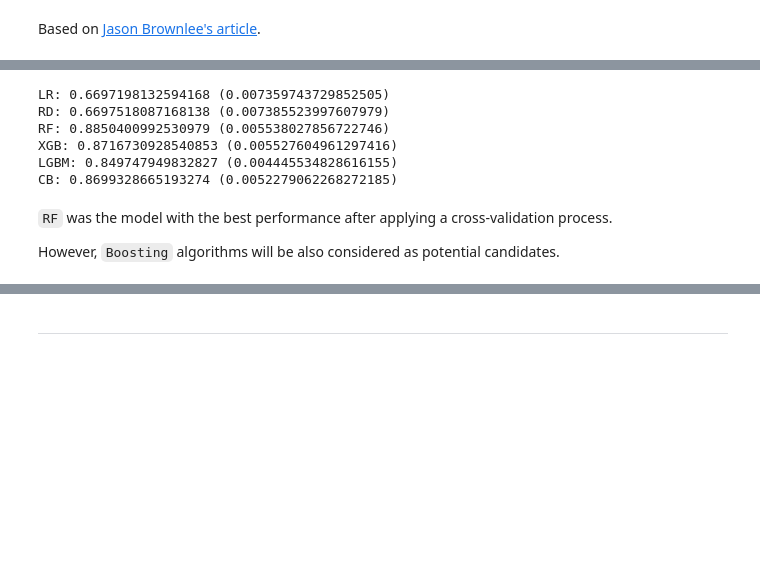
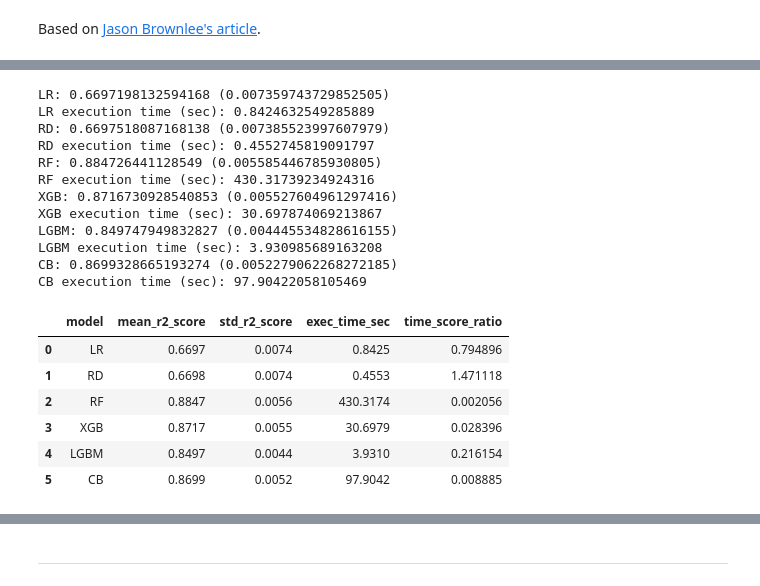
Before and after one commit to caresppen/UsedCarsAppraiser, a Jupyter notebook: notebooks/08_Prices_Regression_1.ipynb, the cells around one changed output, grey strips where cells are left out. Cells and saved outputs as stored; diff of their text form; code cells hidden in the pictures; blank space fills up the shorter version.

```diff
--- a/notebooks/08_Prices_Regression_1.ipynb
+++ b/notebooks/08_Prices_Regression_1.ipynb
@@ -245,7 +258,8 @@ Since the performance of the `SVR` ($R^2 = 0.1427$) was really poor, it will be
 # %%
+# Set seed to obtain the same random numbers
 seed = 42
 
-# listing models
+# Listing models
 models = []
 models.append(('LR', LinearRegression()))
 models.append(('RD', Ridge()))
@@ -254,30 +268,85 @@ models.append(('XGB', xgb.XGBRegressor()))
 models.append(('LGBM', LGBMRegressor()))
 models.append(('CB', CatBoostRegressor(verbose=False)))
 
-# evaluate each model
+# Evaluate each model
+names = []
 results = []
-names = []
+means = []
+stds = []
+times = []
 scoring = 'r2'
 
-for name, model in models:
+# Defining the algorithm function
+def run_cv_algorithm(name, model):
+    '''
+    Function that runs the cross-validation (CV) for the named algorithm
+    - name: Designation of the algorithm.
+    - model: Algorithm to be applied.
+    '''
     kfold = model_selection.KFold(n_splits=10, random_state=seed, shuffle=True)
     cv_results = model_selection.cross_val_score(estimator=model,
                                                  X=features,
                                                  y=target,
                                                  cv=kfold,
                                                  scoring=scoring)
+    # appending values to lists
+    names.append(name)
     results.append(cv_results)
-    names.append(name)
+    means.append(cv_results.mean())
+    stds.append(cv_results.std())
+
     msg = "{}: {} ({})".format(name, cv_results.mean(), cv_results.std())
     print(msg)
+
+# Executing the function for every model in the list: models
+for name, model in models:
+    # set start time
+    start_time = time()
+
+    # running algorithm
+    run_cv_algorithm(name, model)
+
+    # set end time: execution time
+    exec_time = time() - start_time
+
+    # Appending to the main list
+    times.append(exec_time)
+
+    print("{} execution time (sec): {}".format(name, exec_time))
 # %% [output]
 LR: 0.6697198132594168 (0.007359743729852505)
+LR execution time (sec): 0.8424632549285889
 RD: 0.6697518087168138 (0.007385523997607979)
-RF: 0.8850400992530979 (0.005538027856722746)
+RD execution time (sec): 0.4552745819091797
+RF: 0.884726441128549 (0.005585446785930805)
+RF execution time (sec): 430.31739234924316
 XGB: 0.8716730928540853 (0.005527604961297416)
+XGB execution time (sec): 30.697874069213867
 LGBM: 0.849747949832827 (0.004445534828616155)
+LGBM execution time (sec): 3.930985689163208
 CB: 0.8699328665193274 (0.0052279062268272185)
+CB execution time (sec): 97.90422058105469
-# %% [markdown]
-`RF` was the model with the best performance after applying a cross-validation process.
-
-However, `Boosting` algorithms will be also considered as potential candidates.
+# %%
+# Creating a DataFrame to see the performance of each model:
+df_models = pd.DataFrame({'model': names,
+                          'mean_r2_score': means,
+                          'std_r2_score': stds,
+                          'exec_time_sec': times})
+
+# Rounding decimals
+df_models = df_models.round({'mean_r2_score': 4,
+                             'std_r2_score': 4,
+                             'exec_time_sec': 4})
+
+# Creating a time_score_ratio
+df_models['time_score_ratio'] = df_models['mean_r2_score'] / df_models['exec_time_sec']
+
+df_models
+# %% [output]
+|  | model | mean_r2_score | std_r2_score | exec_time_sec | time_score_ratio |
+| 0 | LR | 0.6697 | 0.0074 | 0.8425 | 0.794896 |
+| 1 | RD | 0.6698 | 0.0074 | 0.4553 | 1.471118 |
+| 2 | RF | 0.8847 | 0.0056 | 430.3174 | 0.002056 |
+| 3 | XGB | 0.8717 | 0.0055 | 30.6979 | 0.028396 |
+| 4 | LGBM | 0.8497 | 0.0044 | 3.9310 | 0.216154 |
+| 5 | CB | 0.8699 | 0.0052 | 97.9042 | 0.008885 |
```
Also changed, not shown: parts of 12 cells of this notebook, 4 other files.
